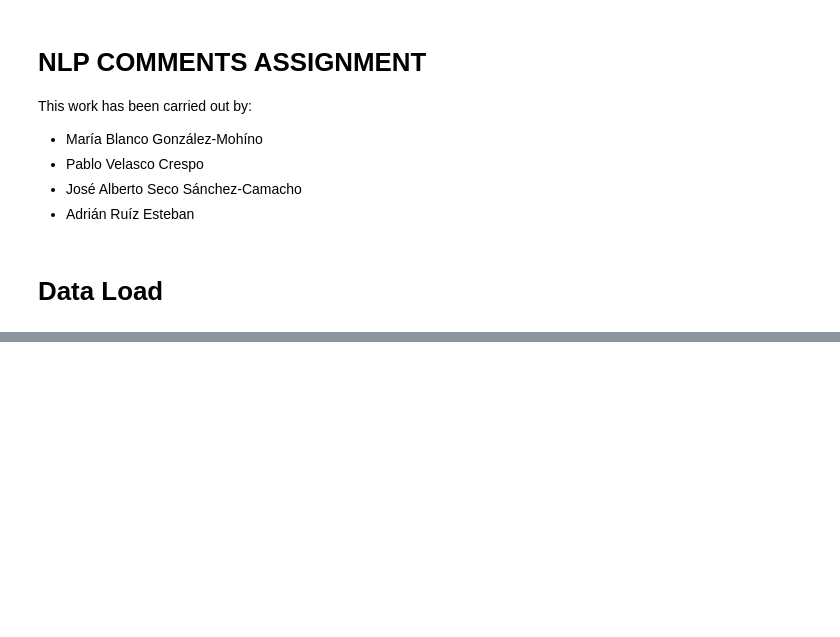
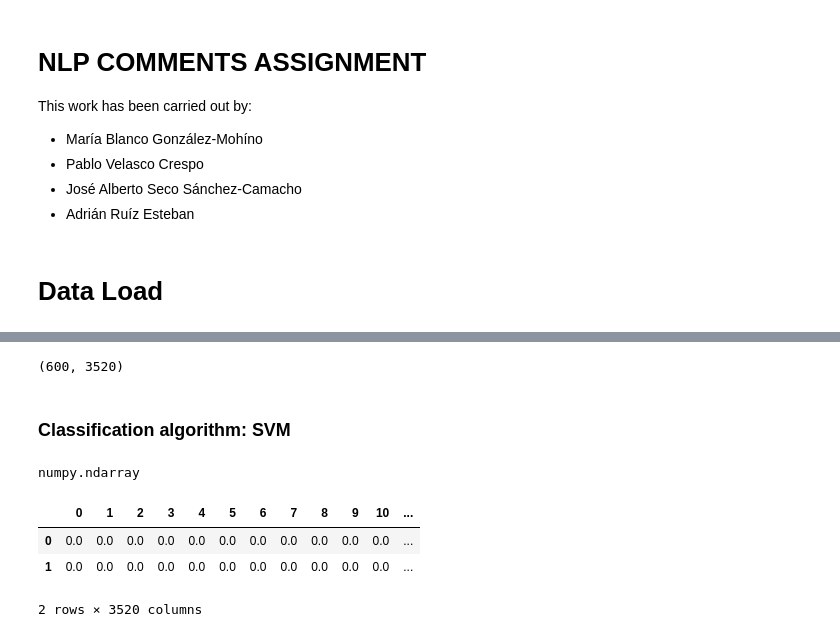
Before and after one commit to MariaBlancoGonzalez/MachineLearningTechniques, a Jupyter notebook: notebooks/NLP_Model.ipynb, the cells around one changed output, grey strips where cells are left out. Saved outputs shown, nothing was run; the diff lists cells and outputs as text; code cells hidden in the pictures; blank space fills up the shorter version.

```diff
--- a/notebooks/NLP_Model.ipynb
+++ b/notebooks/NLP_Model.ipynb
@@ -123,0 +43,3 @@ X_clf_new=SelectKBest(score_func=chi2,k=to_save).fit_transform(X_clf,y_clf)
+# %%
+df_tfidf = pd.read_pickle('df_tfidf.pkl')
+df_tfidf.head(2)
@@ -123,0 +58,10 @@ X_clf_new=SelectKBest(score_func=chi2,k=to_save).fit_transform(X_clf,y_clf)
+# %%
+X_clf = df_tfidf
+
+y_clf = comments['class']
+
+y_clf = np.where(y_clf == 'Auto', 0, y_clf)
+y_clf = np.where(y_clf == 'Camera', 1, y_clf)
+y_clf = y_clf.astype('int')
+
+y_clf
@@ -123,0 +88,5 @@ X_clf_new=SelectKBest(score_func=chi2,k=to_save).fit_transform(X_clf,y_clf)
+# %%
+lenght = len(X_clf.columns)
+rest_pertcentage = ceil(0.7*len(X_clf.columns))
+th_percentage = lenght - rest_pertcentage
+print('100% of features: {}\n 70% of features: {}'.format(lenght, rest_pertcentage))
@@ -123,0 +107,18 @@ X_clf_new=SelectKBest(score_func=chi2,k=to_save).fit_transform(X_clf,y_clf)
+# %%
+X_clf_kBest.shape
+# %% [output]
+(600, 3520)
+# %% [markdown]
+### Classification algorithm: SVM
+# %%
+type(X_clf_kBest)
+# %% [output]
+numpy.ndarray
+# %%
+X_clf_train = pd.DataFrame(X_clf_kBest)
+X_clf_train.head(2)
+# %% [output]
+|  | 0 | 1 | 2 | 3 | 4 | 5 | 6 | 7 | 8 | 9 | 10 | ... |
+| 0 | 0.0 | 0.0 | 0.0 | 0.0 | 0.0 | 0.0 | 0.0 | 0.0 | 0.0 | 0.0 | 0.0 | ... |
+| 1 | 0.0 | 0.0 | 0.0 | 0.0 | 0.0 | 0.0 | 0.0 | 0.0 | 0.0 | 0.0 | 0.0 | ... |
+2 rows × 3520 columns
```
Also changed, not shown: parts of 62 cells of this notebook.
